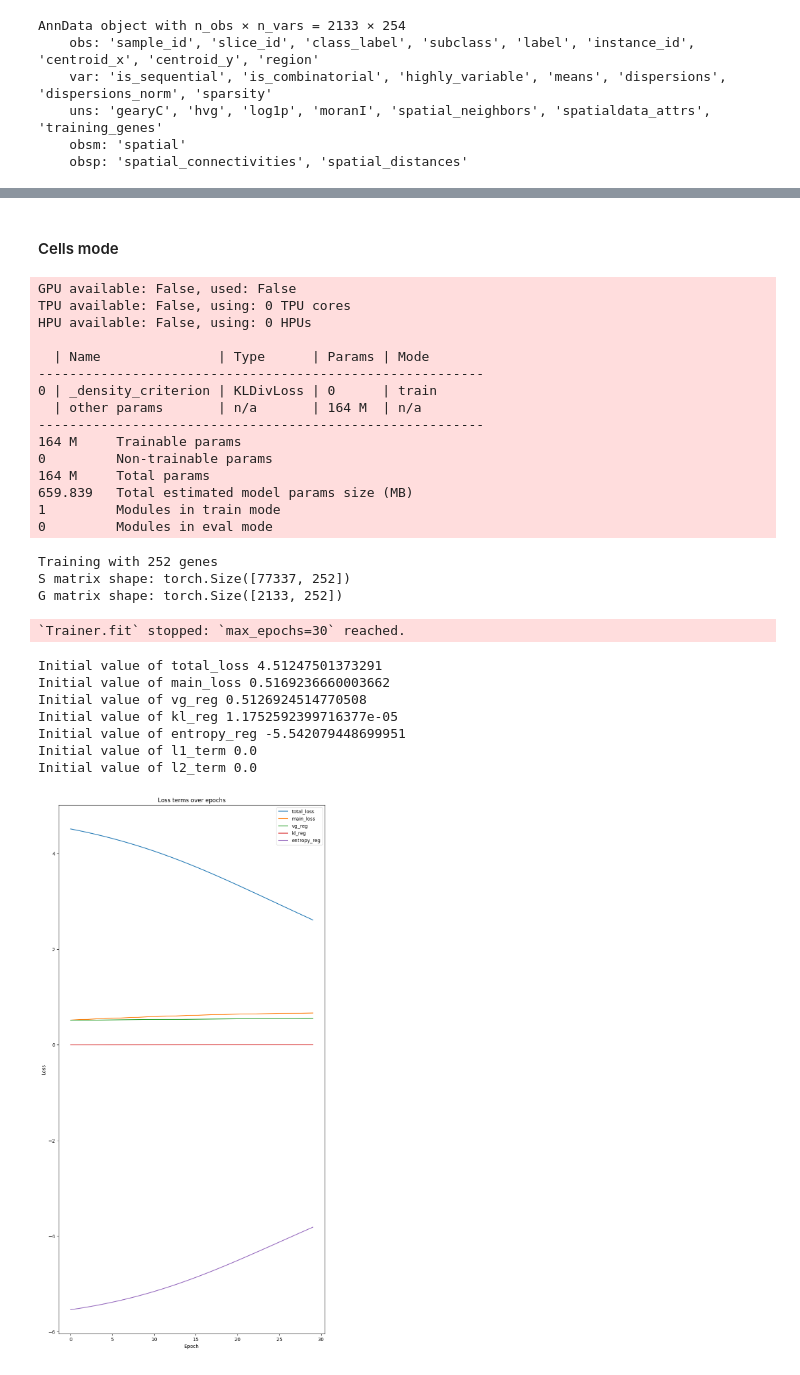
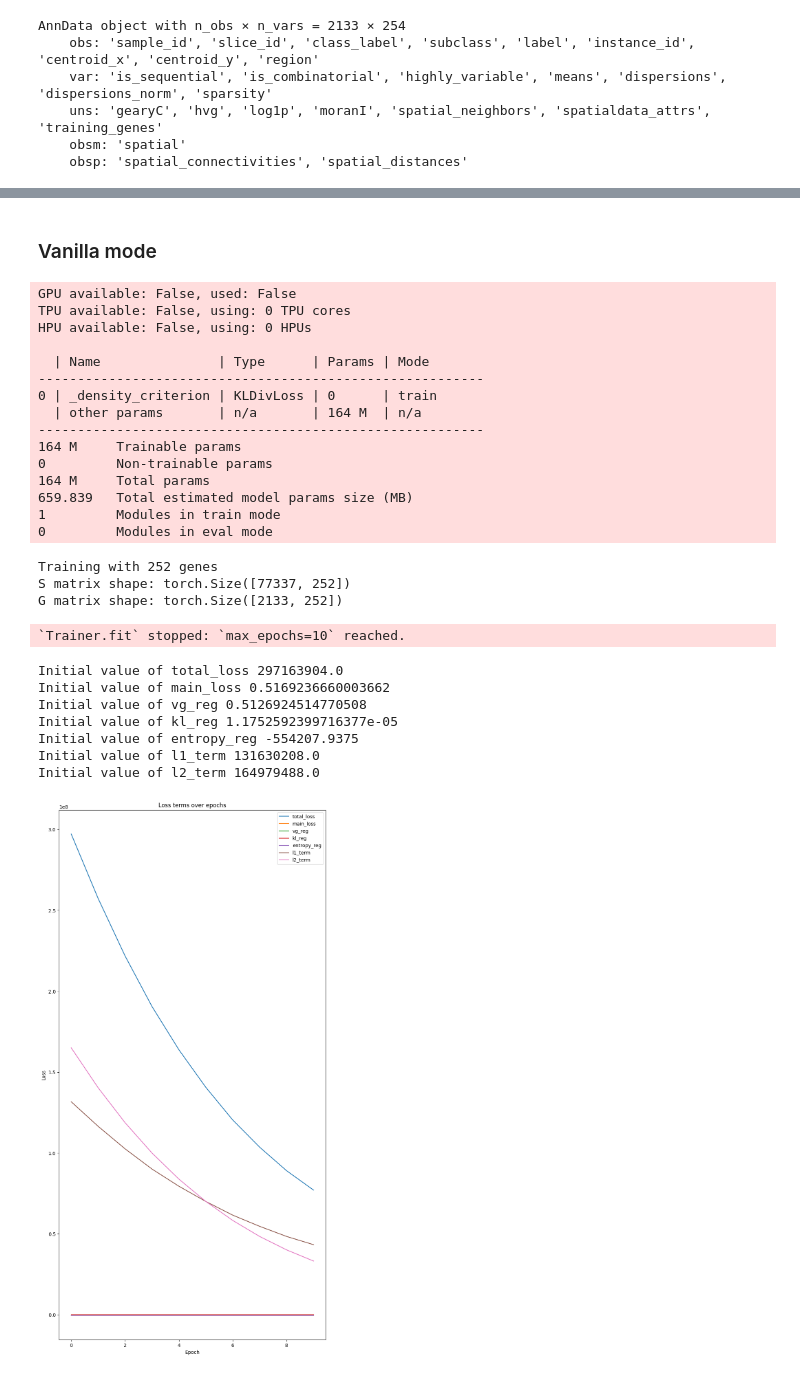
Before and after one commit to enric-bazz/Tangram, a Jupyter notebook: MyNotebooks/tangramlit_sensitivity_analysis.ipynb, the cells around one changed output, grey strips where cells are left out. Cells and saved outputs as stored; diff of their text form; code cells hidden in the pictures.

```diff
--- a/MyNotebooks/tangramlit_sensitivity_analysis.ipynb
+++ b/MyNotebooks/tangramlit_sensitivity_analysis.ipynb
@@ -241,22 +76,20 @@ Subsequently, one can either turn off loss terms at will by assigning the corres
 # %% [markdown]
-#### Cells mode
+### Vanilla mode
 # %%
-ad_map_baseline, _, _ = tg.map_cells_to_space(adata_sc, adata_st,
-                                mode='vanilla',
-                                num_epochs=30,
-                                lambda_d=1,
-                                lambda_g1=1,
-                                lambda_g2=1,
-                                lambda_r=1e-5,
-                                random_state=42,
-                                )
-
-# Plot loss terms
-for term in ad_map_baseline.uns['training_history'].keys():
-    value = ad_map_baseline.uns['training_history'][term][0]
-    print("Initial value of", term, value)
-
-tg.plot_loss_terms(adata_map=ad_map_baseline, log_scale=False)
+ad_map_baseline, mapper_baseline, data_baseline = tg.map_cells_to_space(
+        adata_sc,
+        adata_st,
+        mode='vanilla',
+        learning_rate=0.1,
+        num_epochs=10,
+        lambda_d=1,
+        lambda_g1=1,
+        lambda_g2=1,
+        lambda_r=1,
+        lambda_l1=1,
+        lambda_l2=1,
+        random_state=42,
+        )
 # %% [output]
 GPU available: False, used: False
 TPU available: False, using: 0 TPU cores
@@ -276,13 +109,22 @@ HPU available: False, using: 0 HPUs
 Training with 252 genes
 S matrix shape: torch.Size([77337, 252])
 G matrix shape: torch.Size([2133, 252])
-`Trainer.fit` stopped: `max_epochs=30` reached.
+`Trainer.fit` stopped: `max_epochs=10` reached.
-Initial value of total_loss 4.51247501373291
-Initial value of main_loss 0.5169236660003662
-Initial value of vg_reg 0.5126924514770508
-Initial value of kl_reg 1.1752592399716377e-05
-Initial value of entropy_reg -5.542079448699951
-Initial value of l1_term 0.0
-Initial value of l2_term 0.0
-[figure, removed]
+# %%
+# Plot loss terms
+for term in ad_map_baseline[0].uns['training_history'].keys():
+    value = ad_map_baseline[0].uns['training_history'][term][0]
+    print("Initial value of", term, value)
+
+tg.plot_training_history(adata_map=ad_map_baseline, hyperpams=mapper_baseline.hparams,
+                   log_scale=False, lambda_scale=False)
+# %% [output]
+Initial value of total_loss 297163904.0
+Initial value of main_loss 0.5169236660003662
+Initial value of vg_reg 0.5126924514770508
+Initial value of kl_reg 1.1752592399716377e-05
+Initial value of entropy_reg -554207.9375
+Initial value of l1_term 131630208.0
+Initial value of l2_term 164979488.0
+[figure, added]
 # %% [markdown]
```
Also changed, not shown: parts of 62 cells of this notebook, 1 other file.
